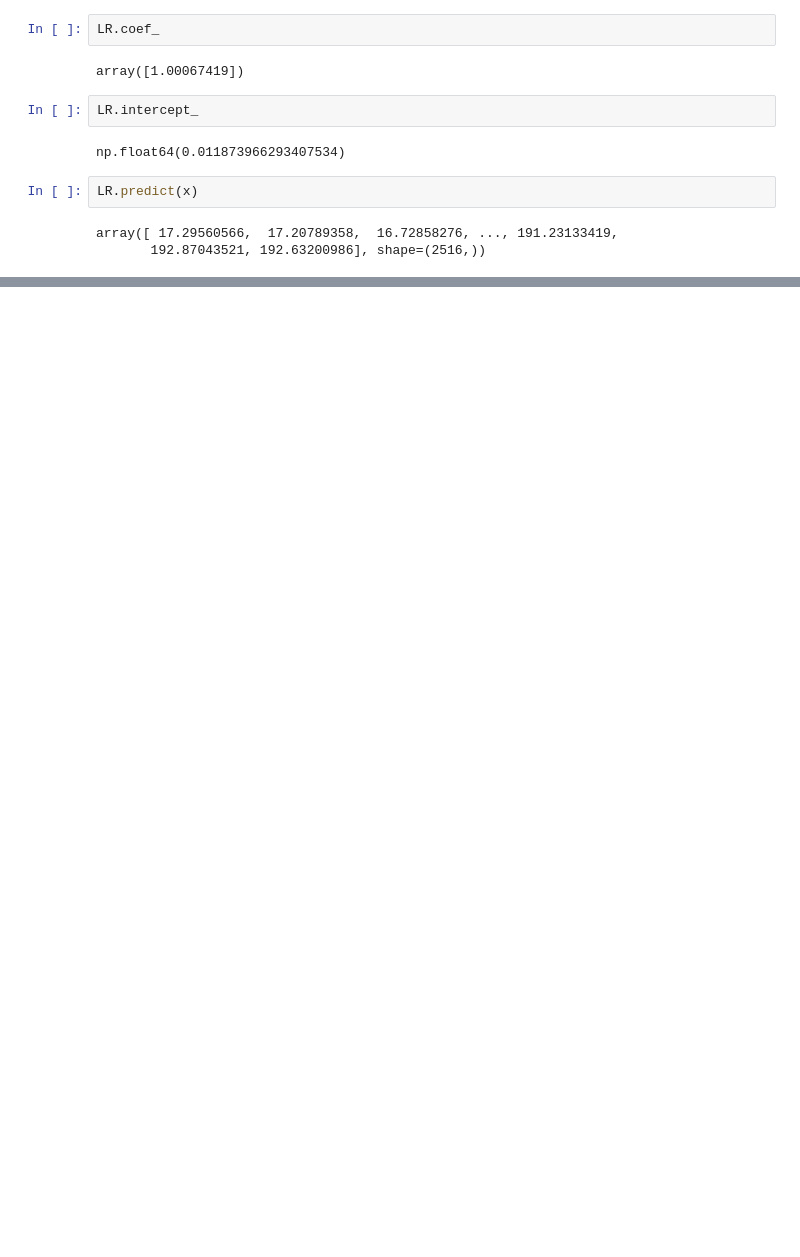
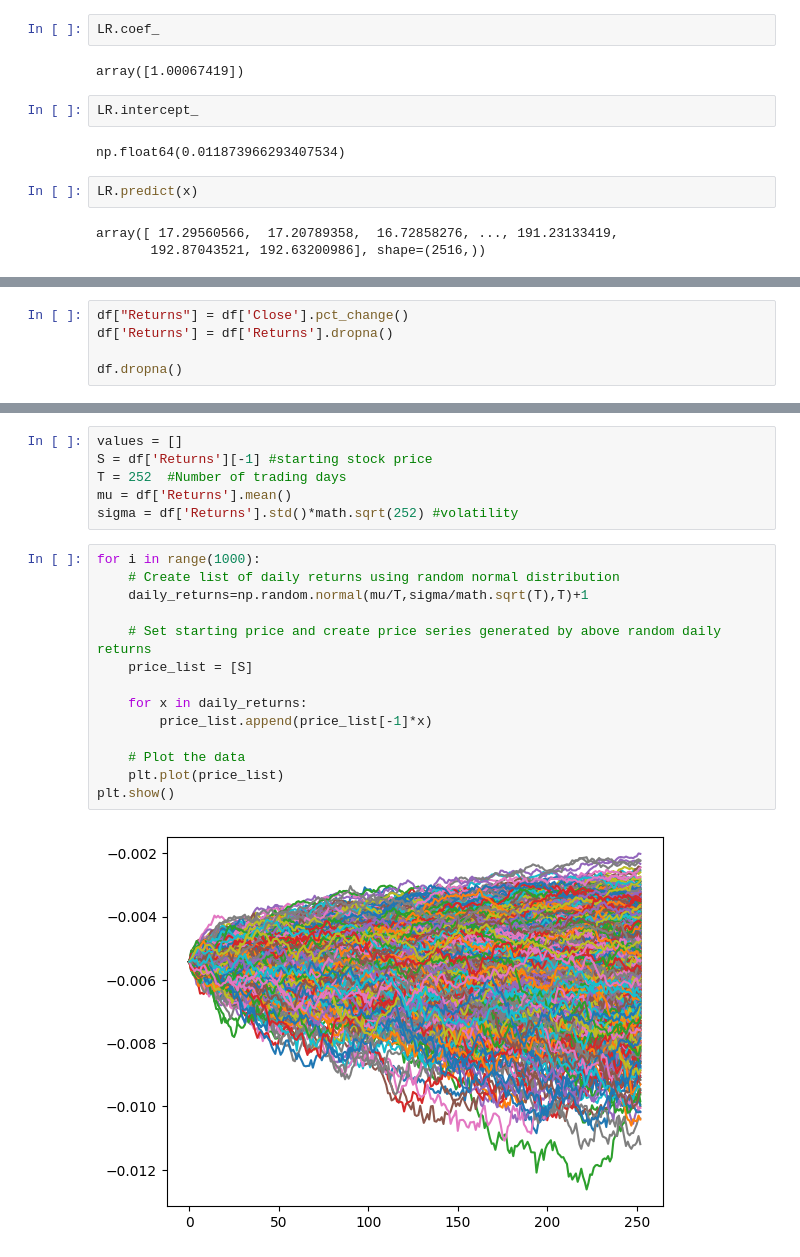
Before and after one commit to prasad14082000/Quant-Time-Series-Forecasting-ML, a Jupyter notebook: BASICS/008_Basic-statistics.ipynb, the cells around one changed output, grey strips where cells are left out. Drawn from its saved outputs; the diff is of its cells as text; blank space fills up the shorter version.

```diff
--- a/BASICS/008_Basic-statistics.ipynb
+++ b/BASICS/008_Basic-statistics.ipynb
@@ -188,0 +193,5 @@ array([ 17.29560566,  17.20789358,  16.72858276, ..., 191.23133419,
+# %%
+df["Returns"] = df['Close'].pct_change()
+df['Returns'] = df['Returns'].dropna()
+
+df.dropna()
@@ -188,0 +213,22 @@ array([ 17.29560566,  17.20789358,  16.72858276, ..., 191.23133419,
+# %%
+values = []
+S = df['Returns'][-1] #starting stock price
+T = 252  #Number of trading days
+mu = df['Returns'].mean()
+sigma = df['Returns'].std()*math.sqrt(252) #volatility
+# %%
+for i in range(1000):
+    # Create list of daily returns using random normal distribution
+    daily_returns=np.random.normal(mu/T,sigma/math.sqrt(T),T)+1
+
+    # Set starting price and create price series generated by above random daily returns
+    price_list = [S]
+
+    for x in daily_returns:
+        price_list.append(price_list[-1]*x)
+
+    # Plot the data
+    plt.plot(price_list)
+plt.show()
+# %% [output]
+[figure, added]
```
Also changed, not shown: parts of 3 cells of this notebook.
